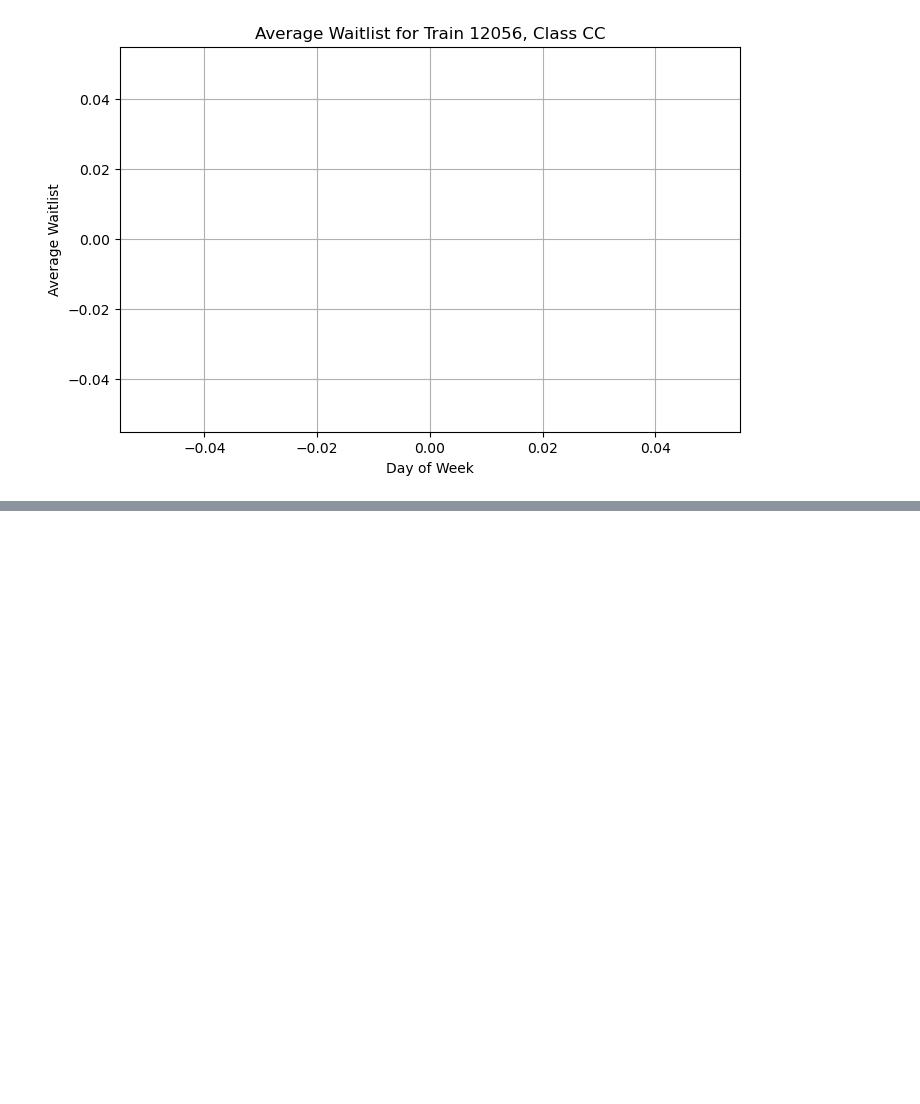
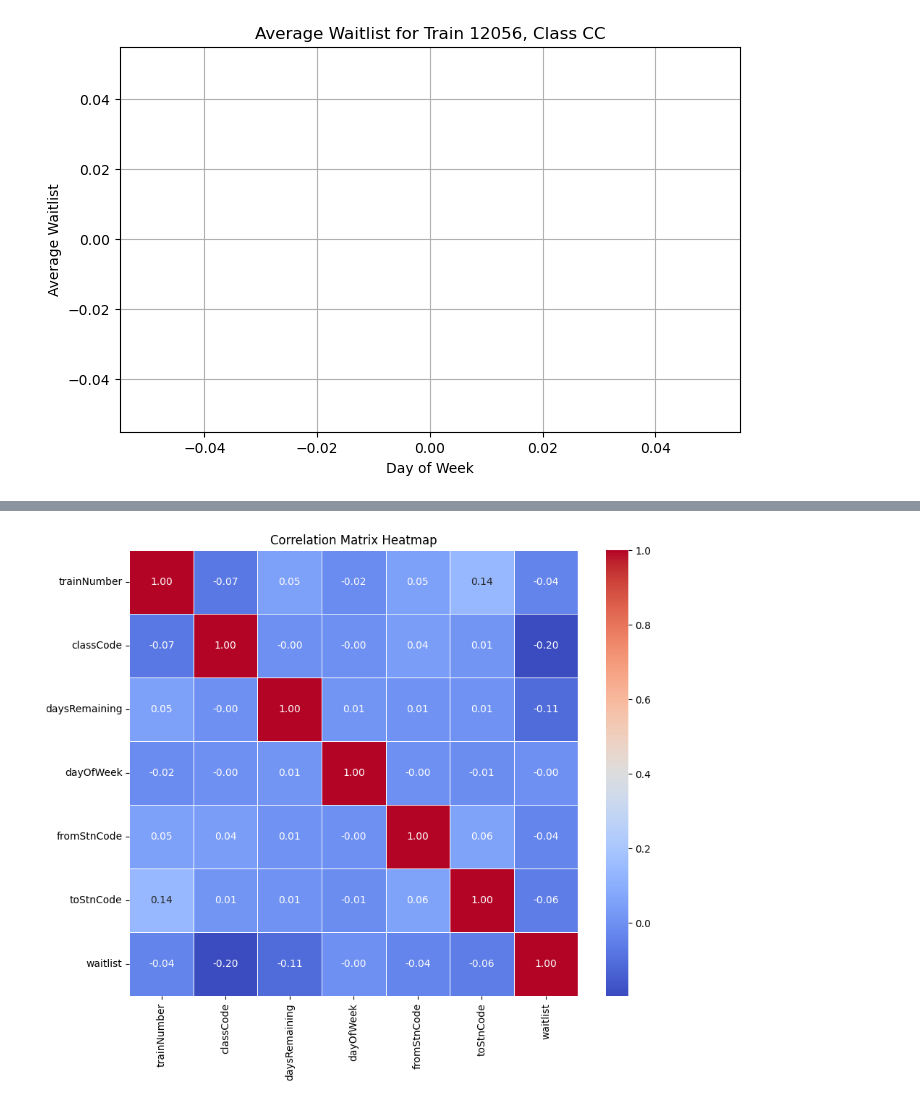
Before and after one commit to yashu1819/DPonTrain, a Jupyter notebook: TrainTripper/Processing/demand_analysis.ipynb, the cells around one changed output, grey strips where cells are left out. Drawn from its saved outputs; the diff is of its cells as text; code cells hidden in the pictures; blank space fills up the shorter version.

```diff
--- a/TrainTripper/Processing/demand_analysis.ipynb
+++ b/TrainTripper/Processing/demand_analysis.ipynb
@@ -479,0 +493,22 @@ plt.show()
+# %%
+import pandas as pd
+from sklearn.preprocessing import LabelEncoder
+
+# Columns of interest
+columns_of_interest = ['trainNumber', 'classCode', 'daysRemaining', 'dayOfWeek', 'fromStnCode', 'toStnCode', 'waitlist']
+
+# Select relevant columns (ensure df_exploded exists)
+df_subset = df_exploded[columns_of_interest].copy()  # Work on a copy to avoid warnings
+
+# Encode string columns using LabelEncoder
+label_encoders = {}
+for col in ['classCode', 'fromStnCode', 'toStnCode','dayOfWeek']:
+    le = LabelEncoder()
+    df_subset[col] = le.fit_transform(df_subset[col].astype(str))  # Convert to string if necessary
+    label_encoders[col] = le  # Save encoders for potential reuse
+
+# Compute the correlation matrix
+correlation_matrix = df_subset.corr()
+
+# Print the correlation matrix
+print(correlation_matrix)
@@ -479,0 +533,10 @@ plt.show()
+# %%
+import seaborn as sns
+import matplotlib.pyplot as plt
+# Create the heatmap
+plt.figure(figsize=(10, 8))  # Set the figure size
+sns.heatmap(correlation_matrix, annot=True, cmap='coolwarm', fmt=".2f", linewidths=0.5)
+plt.title("Correlation Matrix Heatmap")
+plt.show()
+# %% [output]
+[figure, added]
```
Also changed, not shown: parts of 3 cells of this notebook.
